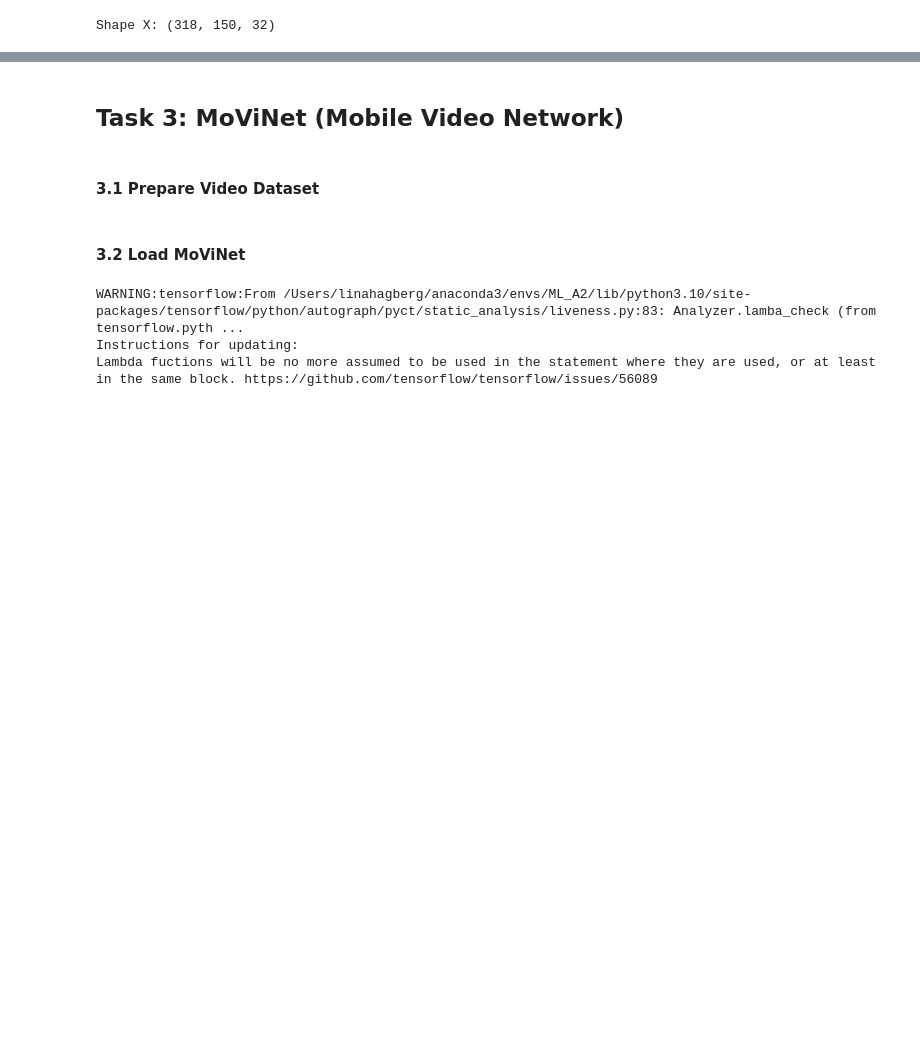
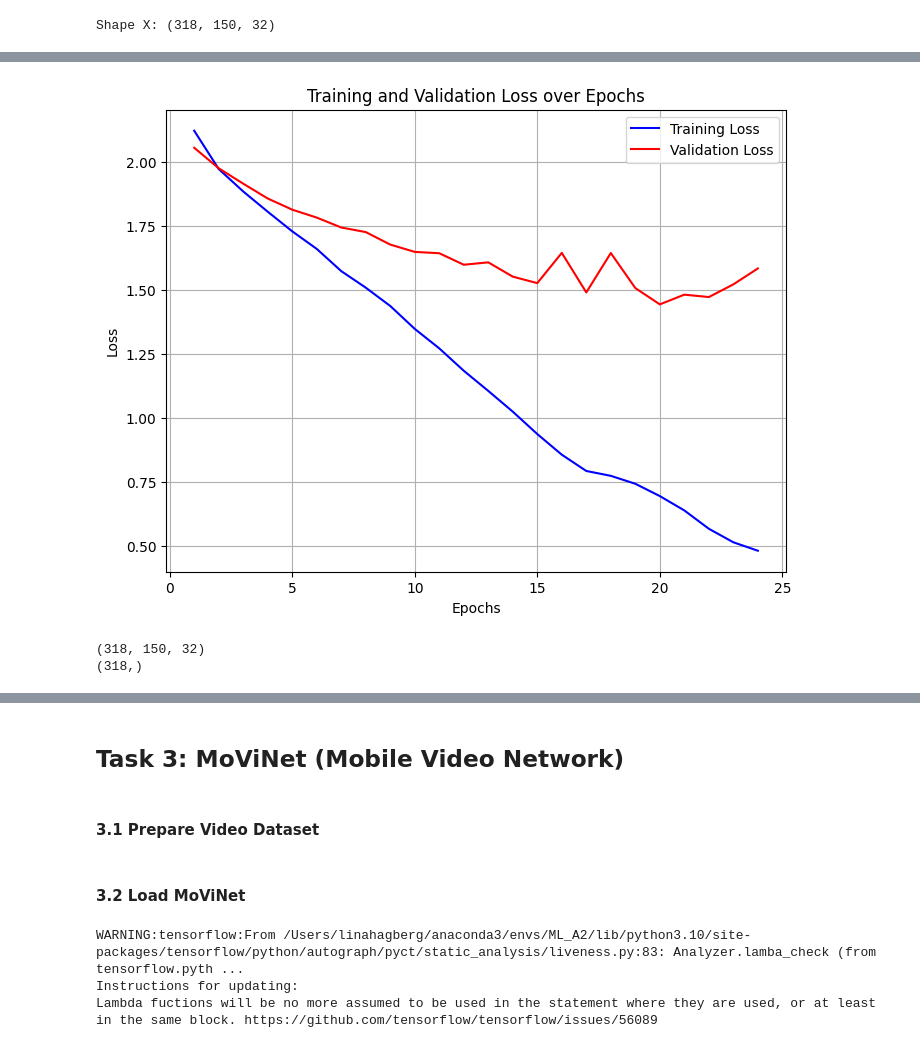
Before and after one commit to linahagberg/Assignment_4_Lina_Ella, a Jupyter notebook: Lina_Ella__assingment4.ipynb, the cells around one changed output, grey strips where cells are left out. Cells and saved outputs as stored; diff of their text form; code cells hidden in the pictures; blank space fills up the shorter version.

```diff
--- a/Lina_Ella__assingment4.ipynb
+++ b/Lina_Ella__assingment4.ipynb
@@ -802,5 +865,8 @@ padded_vel = np.pad(vel_all, ((0, 0), (0, 1), (0, 0)), mode='constant', constant
 # Put the different values together in a collective array
 
 data_bio = np.concatenate((padded_vel,angle_data), axis=2)
+
+
+y_bio = Y_numpy
 # %%
 # X_body has shape: (455, 150, 26)
@@ -817,6 +893,12 @@ print(Y_numpy.shape)
 # %%
 
-X_train, X_test, y_train, y_test = train_test_split(data_bio, Y_numpy, test_size=0.3, random_state=42)
+X_train, X_test, y_train, y_test = train_test_split(data_bio, y_bio, test_size=0.3, random_state=42)
 print(f"Shape X: {X_train.shape}")  # Should be (318, 150, 26)
+from sklearn.preprocessing import LabelEncoder
+encoder = LabelEncoder()
+y_train_encoded = encoder.fit_transform(y_train)  # Convert string labels to numbers
+y_train_encoded = tf.keras.utils.to_categorical(y_train_encoded)  # One-hot encode labels
+y_test_encoded = encoder.fit_transform(y_test)
+y_test_encoded = tf.keras.utils.to_categorical(y_test_encoded)
 # %% [output]
 Shape X: (318, 150, 32)
@@ -829,19 +932,8 @@ from tensorflow.keras.optimizers import Adam
 from tensorflow.keras.layers import Conv1D, MaxPooling1D, Flatten, BatchNormalization
 from tensorflow.keras.regularizers import l2
 import pandas as pd
-# Define LSTM model
-model = Sequential([
-    LSTM(128, return_sequences=True, input_shape=(50, 26)),
-    BatchNormalization(),
-    Dropout(0.3),
-
-    LSTM(64, return_sequences=False),
-    BatchNormalization(),
-    Dropout(0.3),
-
-    Dense(32, activation='relu'),
-    Dense(8, activation='softmax')
-])
+# Skapa en instans av modellen
+model = CustomModel()
 
 # Compile model
 optimizer = Adam(learning_rate=0.0005, clipnorm=1.0)
@@ -853,15 +945,15 @@ lr_scheduler = ReduceLROnPlateau(monitor='val_loss', factor=0.5, patience=4, min
 
 # Train model
 history = model.fit(
-    X_train, y_train,
+    X_train, y_train_encoded,
     epochs=30,
     batch_size=64,
-    validation_data=(X_test, y_test),
+    validation_data=(X_test, y_test_encoded),
     callbacks=[early_stop, lr_scheduler]
 )
 
 # Evaluate the model
-loss, accuracy = model.evaluate(X_test, y_test)
+loss, accuracy = model.evaluate(X_test, y_test_encoded)
 
 # Print results
 print(f"Test Loss: {loss:.4f}")
@@ -889,0 +998,7 @@ ValueError: Invalid dtype: str608
+[figure, added]
+# %%
+print(X_train.shape)
+print(y_train.shape)
+# %% [output]
+(318, 150, 32)
+(318,)
```
Also changed, not shown: parts of 16 cells of this notebook.
